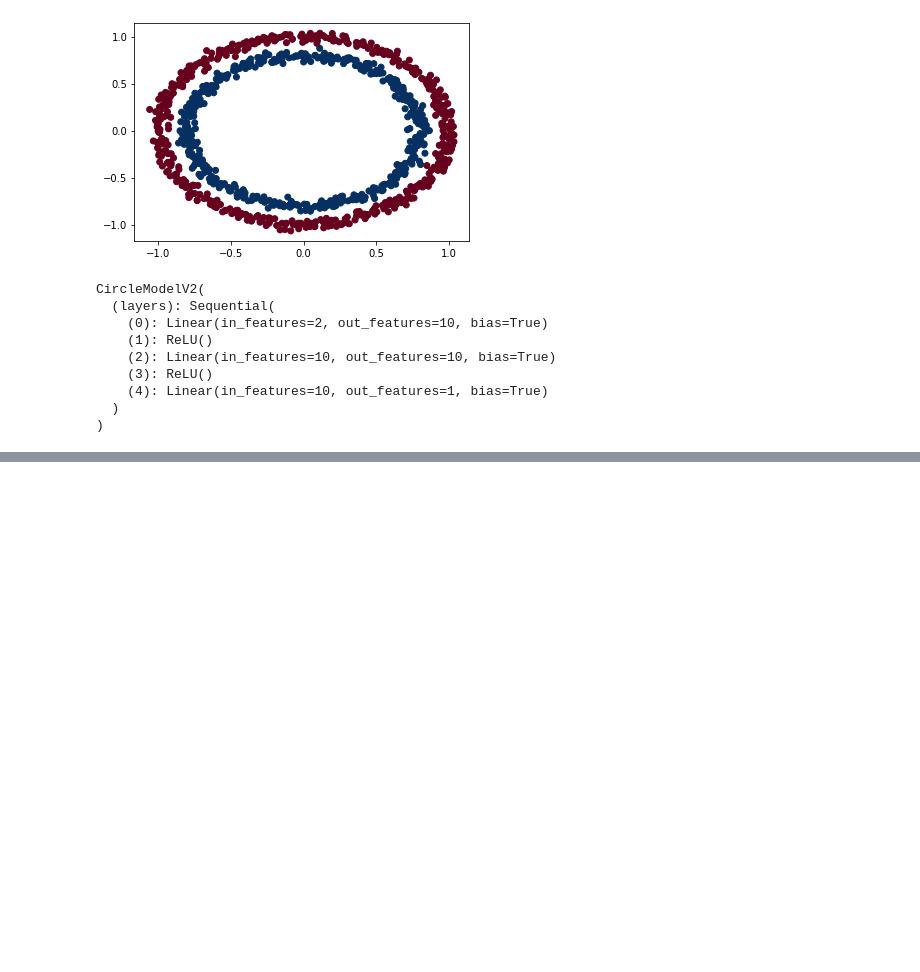
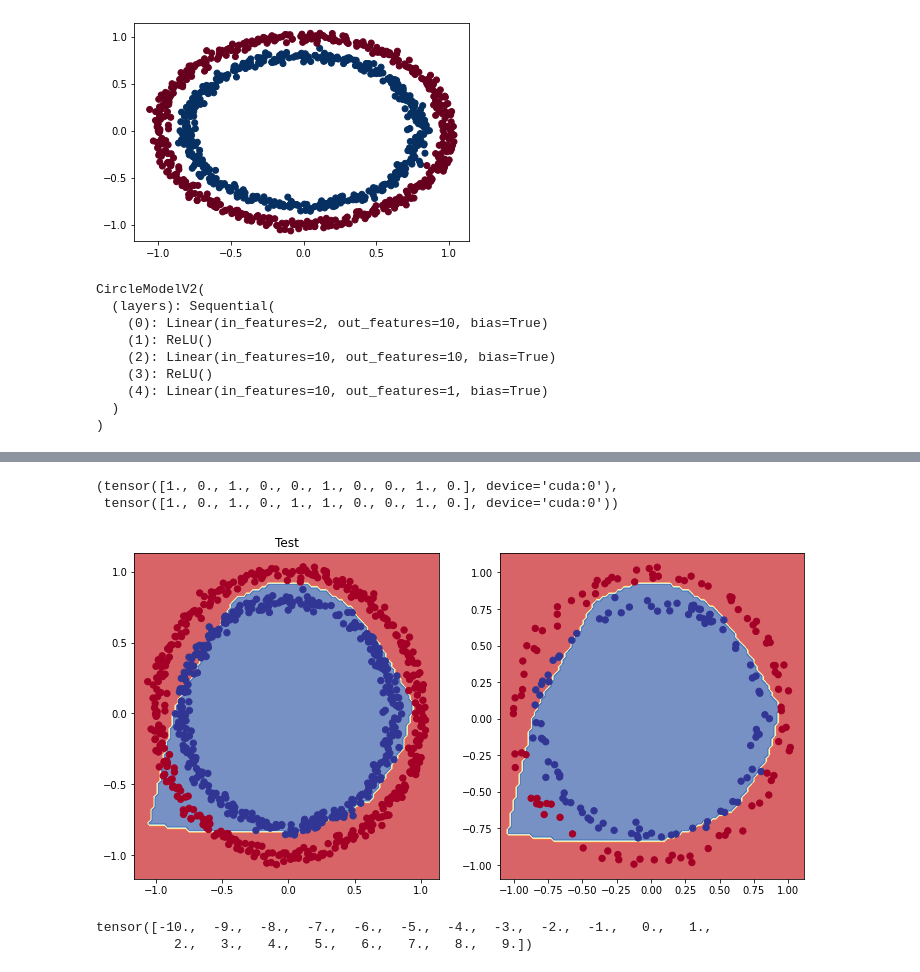
Before and after one commit to SalehMehrabani/Deep-Learning, a Jupyter notebook: NN6.ipynb, the cells around one changed output, grey strips where cells are left out. Saved outputs shown, nothing was run; the diff lists cells and outputs as text; code cells hidden in the pictures; blank space fills up the shorter version.

```diff
--- a/NN6.ipynb
+++ b/NN6.ipynb
@@ -464,7 +464,7 @@ class CircleModelV2(nn.Module):
   def forward(self, x):
     x= self.layers(x)
     return x
-model_3= CircleModelV2()
+model_3= CircleModelV2().to(device)
 model_3
 # %% [output]
 CircleModelV2(
@@ -476,3 +476,7 @@ CircleModelV2(
     (4): Linear(in_features=10, out_features=1, bias=True)
   )
 )
+# %%
+loss_fn= nn.BCEWithLogitsLoss()
+optimizer= torch.optim.SGD(model_3.parameters(),
+                           lr=1e-1)
@@ -478,0 +536,28 @@ CircleModelV2(
+# %%
+# Make predictions
+model_3.to("cuda")
+model_3.eval()
+with torch.inference_mode():
+    y_pred = torch.round(torch.sigmoid(model_3(X_test))).squeeze()
+y_pred[:10], y_test[:10] # want preds in same format as truth labels
+# %% [output]
+(tensor([1., 0., 1., 0., 0., 1., 0., 0., 1., 0.], device='cuda:0'),
+ tensor([1., 0., 1., 0., 1., 1., 0., 0., 1., 0.], device='cuda:0'))
+# %%
+# Plot Decision boundry of the model
+plt.figure(figsize=(12,6))
+plt.subplot(1,2,1)
+plt.title("Train")
+plot_decision_boundary(model_3, X_train, y_train)
+plt.title("Test")
+plt.subplot(1,2,2)
+plot_decision_boundary(model_3, X_test, y_test)
+# %% [output]
+[figure, added]
+# %%
+# Create a toy tensor (similar to the data going into our model(s))
+A = torch.arange(-10, 10, 1, dtype=torch.float32)
+A
+# %% [output]
+tensor([-10.,  -9.,  -8.,  -7.,  -6.,  -5.,  -4.,  -3.,  -2.,  -1.,   0.,   1.,
+          2.,   3.,   4.,   5.,   6.,   7.,   8.,   9.])
```
Also changed, not shown: parts of 13 cells of this notebook.
